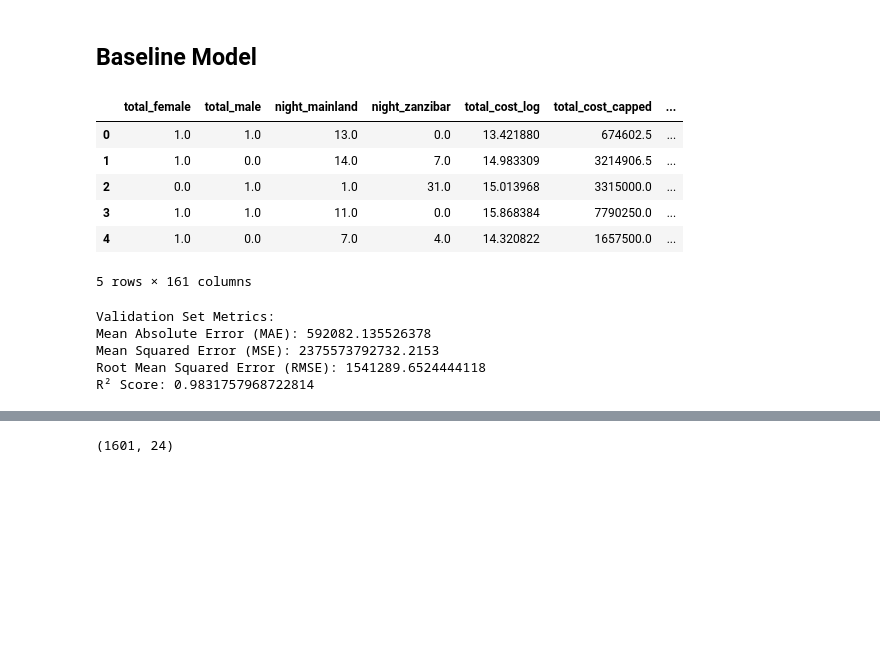
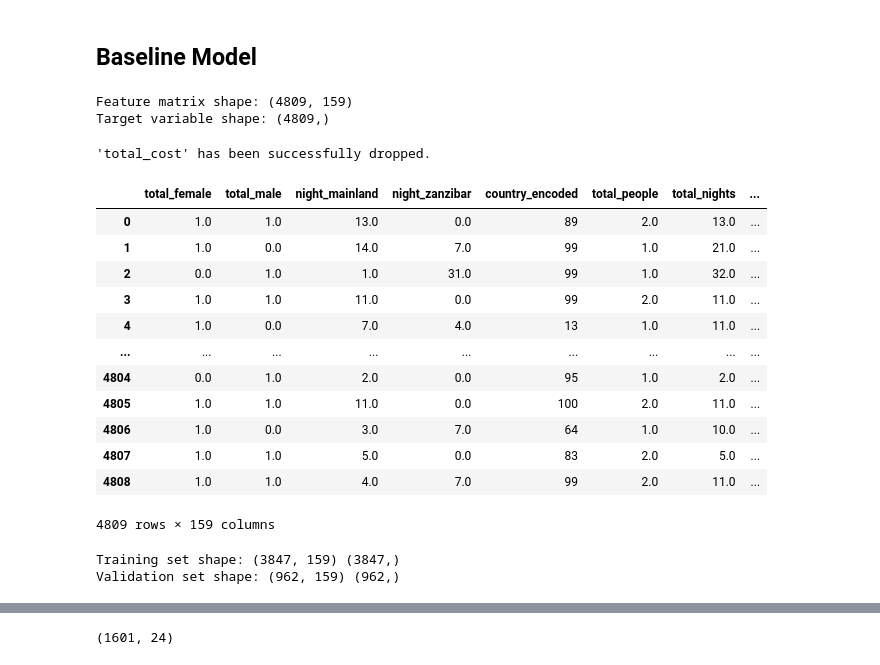
Before and after one commit to manjarb/20-data-bootcamp-ds-ml-project, a Jupyter notebook: 02_Baseline_model.ipynb, the cells around one changed output, grey strips where cells are left out. Cells and saved outputs as stored; diff of their text form; code cells hidden in the pictures; blank space fills up the shorter version.

```diff
--- a/02_Baseline_model.ipynb
+++ b/02_Baseline_model.ipynb
@@ -8,8 +8,10 @@ import seaborn as sns
 from sklearn.model_selection import train_test_split
 from sklearn.linear_model import LinearRegression
 from sklearn.metrics import mean_absolute_error, mean_squared_error, r2_score
-from utils.utils import apply_one_hot_encoding, full_categorical_columns, align_features
+from utils.utils import apply_one_hot_encoding, full_categorical_columns, align_features, numerical_columns, evaluate_model, remove_outliers, apply_scaling, total_columns_to_check
 from utils.model import save_model
+from utils.graph import plot_actual_vs_predicted
+from sklearn.preprocessing import StandardScaler
 import seaborn as sns
 
 # Load the cleaned data from the specified path
@@ -20,19 +22,42 @@ train_data = pd.read_csv("data/cleaned_Train.csv")
 # One-Hot Encoding
 X = apply_one_hot_encoding(train_data, target_column='total_cost', categorical_columns=full_categorical_columns)
 y = train_data['total_cost']
+
+# Confirm the shapes
+print("Feature matrix shape:", X.shape)
+print("Target variable shape:", y.shape)
+# %% [output]
+Feature matrix shape: (4809, 159)
+Target variable shape: (4809,)
 # %%
-X.head()
+if 'total_cost' not in X.columns:
+    print("'total_cost' has been successfully dropped.")
+else:
+    print("'total_cost' still exists in the feature matrix.")
+
+X
 # %% [output]
+'total_cost' has been successfully dropped.
-|  | total_female | total_male | night_mainland | night_zanzibar | total_cost_log | total_cost_capped | ... |
-| 0 | 1.0 | 1.0 | 13.0 | 0.0 | 13.421880 | 674602.5 | ... |
-| 1 | 1.0 | 0.0 | 14.0 | 7.0 | 14.983309 | 3214906.5 | ... |
-| 2 | 0.0 | 1.0 | 1.0 | 31.0 | 15.013968 | 3315000.0 | ... |
-| 3 | 1.0 | 1.0 | 11.0 | 0.0 | 15.868384 | 7790250.0 | ... |
-| 4 | 1.0 | 0.0 | 7.0 | 4.0 | 14.320822 | 1657500.0 | ... |
+|  | total_female | total_male | night_mainland | night_zanzibar | country_encoded | total_people | total_nights | ... |
+| 0 | 1.0 | 1.0 | 13.0 | 0.0 | 89 | 2.0 | 13.0 | ... |
+| 1 | 1.0 | 0.0 | 14.0 | 7.0 | 99 | 1.0 | 21.0 | ... |
+| 2 | 0.0 | 1.0 | 1.0 | 31.0 | 99 | 1.0 | 32.0 | ... |
+| 3 | 1.0 | 1.0 | 11.0 | 0.0 | 99 | 2.0 | 11.0 | ... |
+| 4 | 1.0 | 0.0 | 7.0 | 4.0 | 13 | 1.0 | 11.0 | ... |
+| ... | ... | ... | ... | ... | ... | ... | ... | ... |
+| 4804 | 0.0 | 1.0 | 2.0 | 0.0 | 95 | 1.0 | 2.0 | ... |
+| 4805 | 1.0 | 1.0 | 11.0 | 0.0 | 100 | 2.0 | 11.0 | ... |
+| 4806 | 1.0 | 0.0 | 3.0 | 7.0 | 64 | 1.0 | 10.0 | ... |
+| 4807 | 1.0 | 1.0 | 5.0 | 0.0 | 83 | 2.0 | 5.0 | ... |
+| 4808 | 1.0 | 1.0 | 4.0 | 7.0 | 99 | 2.0 | 11.0 | ... |
-5 rows × 161 columns
+4809 rows × 159 columns
 # %%
 # Split training data into training and validation sets
 X_train, X_val, y_train, y_val = train_test_split(X, y, test_size=0.2, random_state=42)
+
+# Verify the split
+print("Training set shape:", X_train.shape, y_train.shape)
+print("Validation set shape:", X_val.shape, y_val.shape)
 
 # Train the model
 model = LinearRegression()
@@ -40,21 +65,6 @@ model.fit(X_train, y_train)
 
 # Validate the model
 y_val_pred = model.predict(X_val)
-
-# Evaluate on validation set
-mae = mean_absolute_error(y_val, y_val_pred)
-mse = mean_squared_error(y_val, y_val_pred)
-rmse = np.sqrt(mse)
-r2 = r2_score(y_val, y_val_pred)
-
-print("Validation Set Metrics:")
-print(f"Mean Absolute Error (MAE): {mae}")
-print(f"Mean Squared Error (MSE): {mse}")
-print(f"Root Mean Squared Error (RMSE): {rmse}")
-print(f"R² Score: {r2}")
 # %% [output]
-Validation Set Metrics:
-Mean Absolute Error (MAE): 592082.135526378
-Mean Squared Error (MSE): 2375573792732.2153
-Root Mean Squared Error (RMSE): 1541289.6524444118
-R² Score: 0.9831757968722814
+Training set shape: (3847, 159) (3847,)
+Validation set shape: (962, 159) (962,)
```
Also changed, not shown: parts of 20 cells of this notebook, 6 other files.
